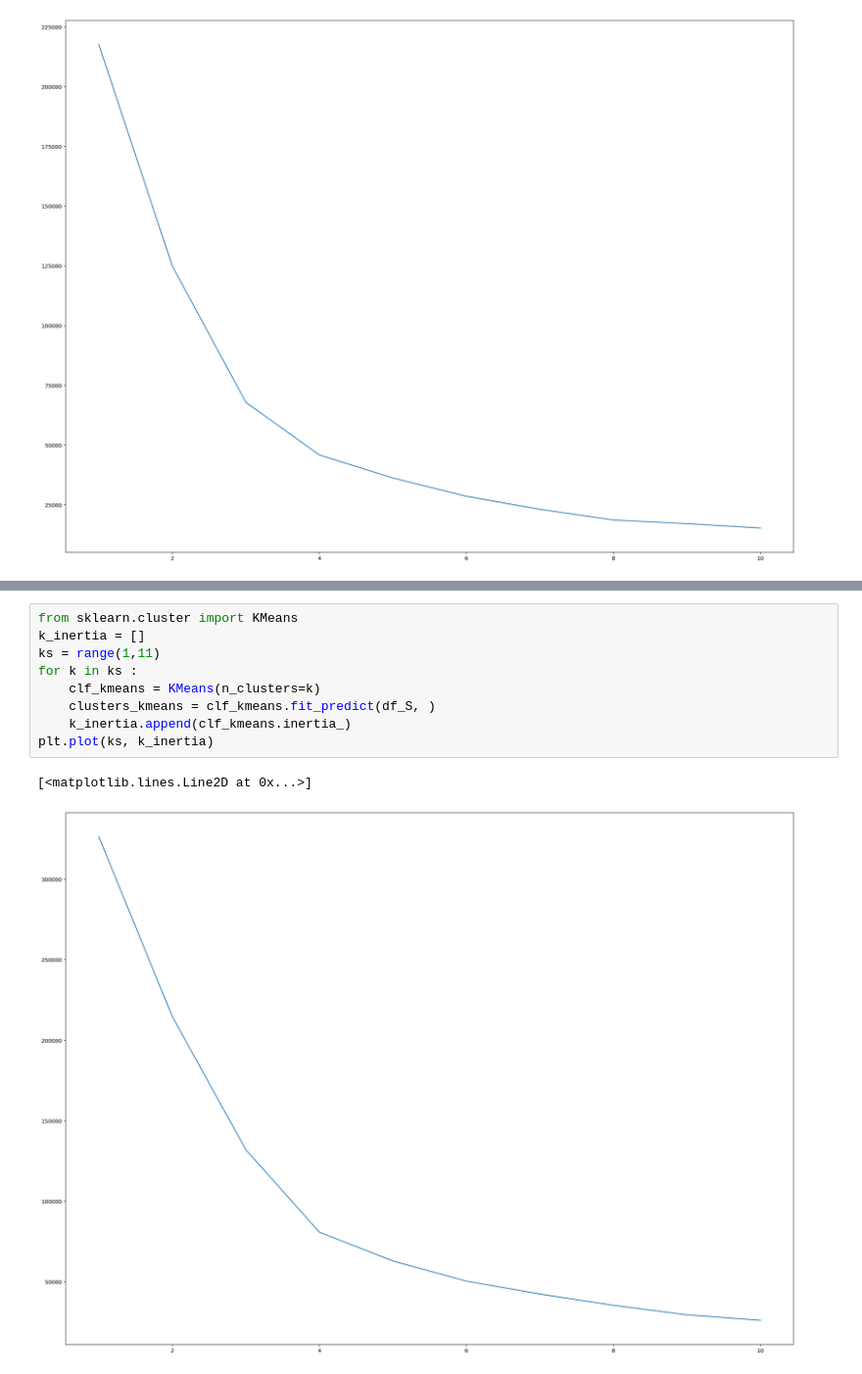
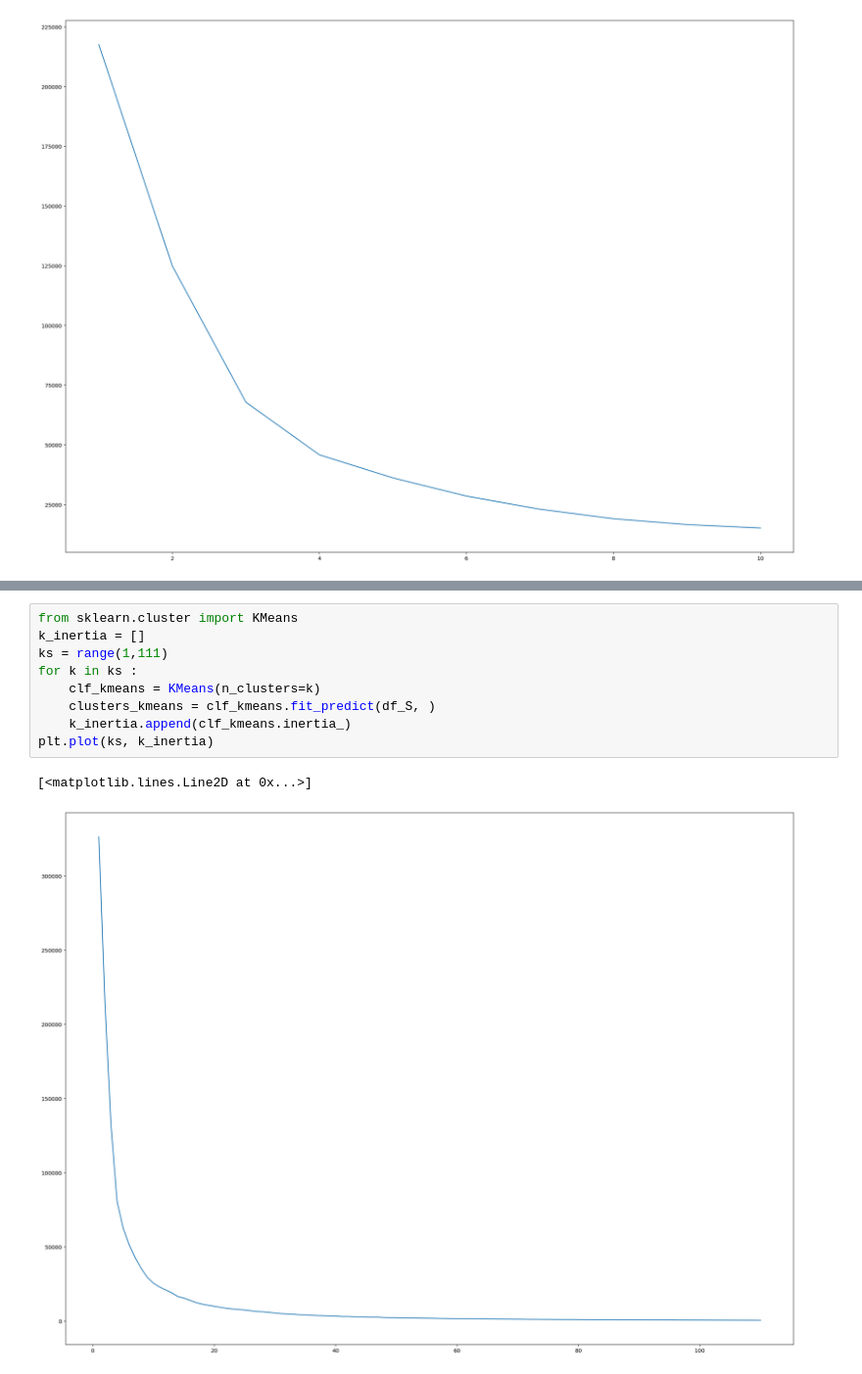
Before and after one commit to doompro1/NetologyPython, a Jupyter notebook: Feature engineering/Кластеризация/Homework/Homework/homework clustering.ipynb, the cells around one changed output, grey strips where cells are left out. Shown at 98% size. Drawn from its saved outputs; the diff is of its cells as text.

```diff
--- a/Feature engineering/Кластеризация/Homework/Homework/homework clustering.ipynb
+++ b/Feature engineering/Кластеризация/Homework/Homework/homework clustering.ipynb
@@ -145,14 +145,14 @@ plt.scatter(novote_df_S[:, 0], novote_df_S[:, 1], c=y_pred)
 # %%
 from sklearn.cluster import KMeans
 k_inertia = []
-ks = range(1,11)
+ks = range(1,111)
 for k in ks :
     clf_kmeans = KMeans(n_clusters=k)
     clusters_kmeans = clf_kmeans.fit_predict(df_S, )
     k_inertia.append(clf_kmeans.inertia_)
 plt.plot(ks, k_inertia)
 # %% [output]
 [<matplotlib.lines.Line2D at 0x...>]
-[figure, old version]
+[figure, new version]
 # %%
 ### Не очень(
```
Also changed, not shown: parts of 2 cells of this notebook.
